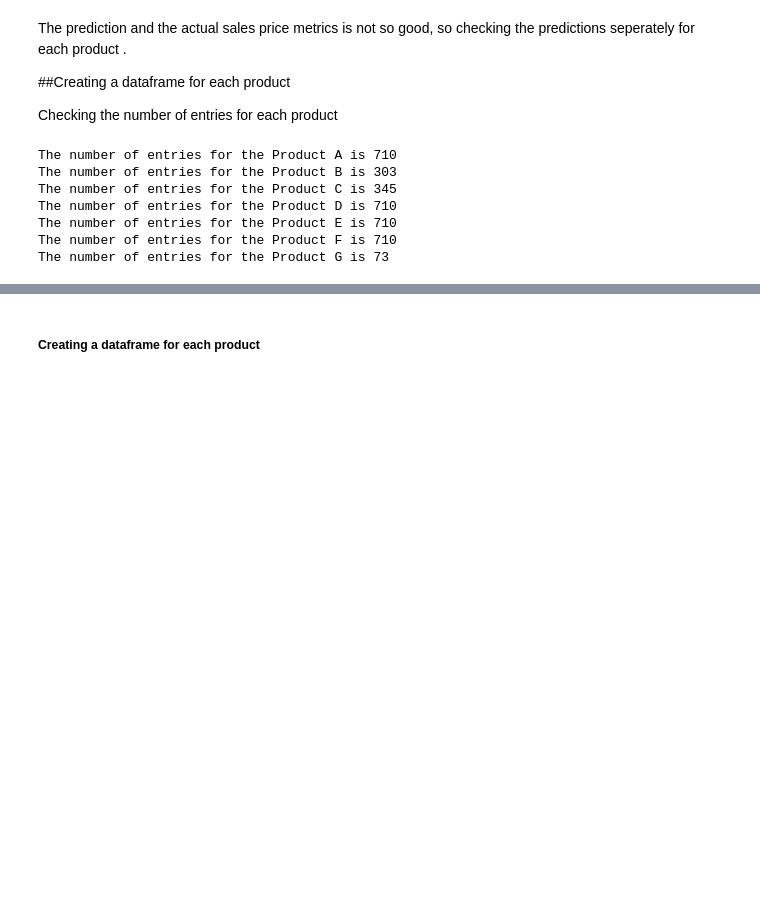
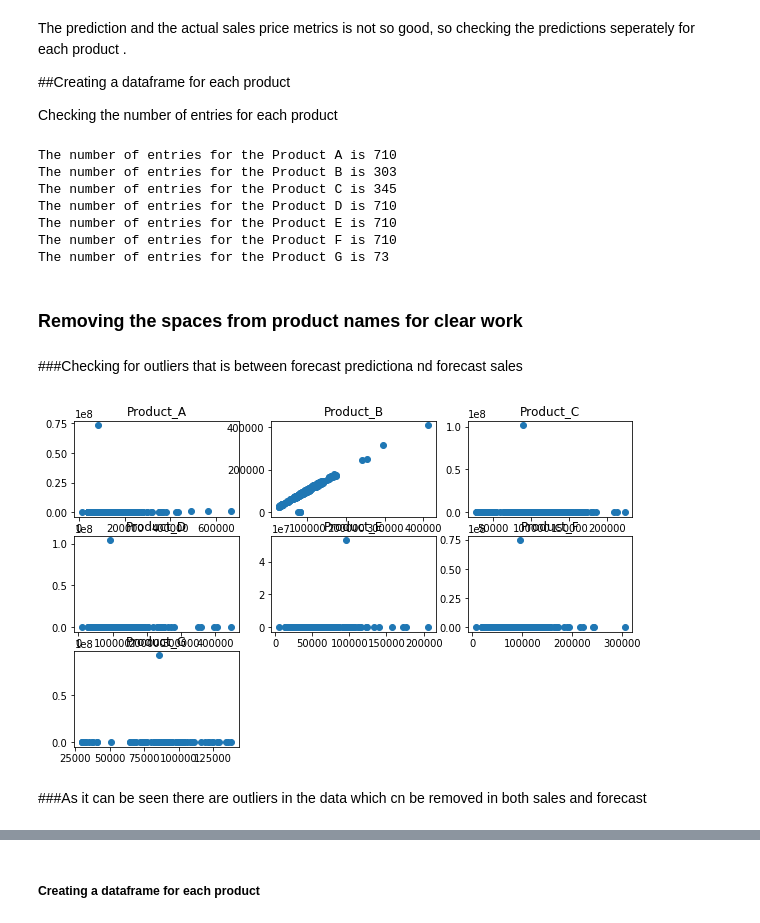
Before and after one commit to ShashiSingam/CraicBox-Sales-Prediction, a Jupyter notebook: Shashi_Singam_Smartbox.ipynb, the cells around one changed output, grey strips where cells are left out. Saved outputs shown, nothing was run; the diff lists cells and outputs as text; code cells hidden in the pictures; blank space fills up the shorter version.

```diff
--- a/Shashi_Singam_Smartbox.ipynb
+++ b/Shashi_Singam_Smartbox.ipynb
@@ -111,3 +107,12 @@ The number of entries for the Product D is 710
 The number of entries for the Product E is 710
 The number of entries for the Product F is 710
 The number of entries for the Product G is 73
+# %% [markdown]
+### Removing the spaces from product names for clear work
+# %%
+
+pattern = re.compile (r'[^a-zA-Z0-9]+')
+#match = pattern.sub ('_', text)
+df['product_name'] = df['product_name'].replace (pattern, '_')
+# %% [markdown]
+###Checking for outliers that is between forecast predictiona nd forecast sales
@@ -113,0 +121,12 @@ The number of entries for the Product G is 73
+# %%
+fig = plt.figure (figsize = (10,6))
+fig.subplots_adjust(hspace=0.2, wspace=0.2)
+for i, j in enumerate(product_name_products):
+  ax = fig.add_subplot (3,3,i+1)
+  ax = plt.scatter (df[df['product_name'] == j]['daily_forecast'], df[df['product_name'] == j]['daily_sales'])
+  plt.title (j)
+plt.show()
+# %% [output]
+[figure, added]
+# %% [markdown]
+###As it can be seen there are outliers in the data which cn be removed in both sales and forecast
```
Also changed, not shown: parts of 45 cells of this notebook.
